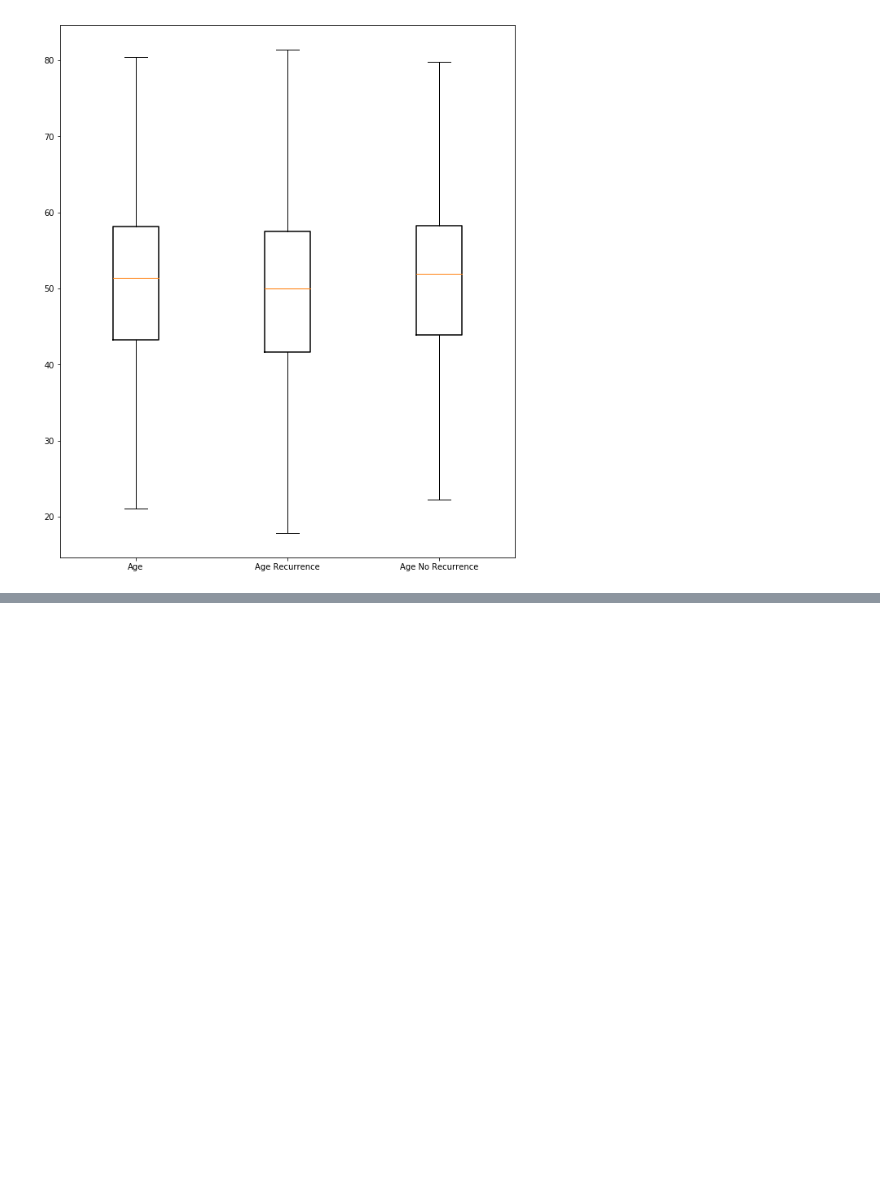
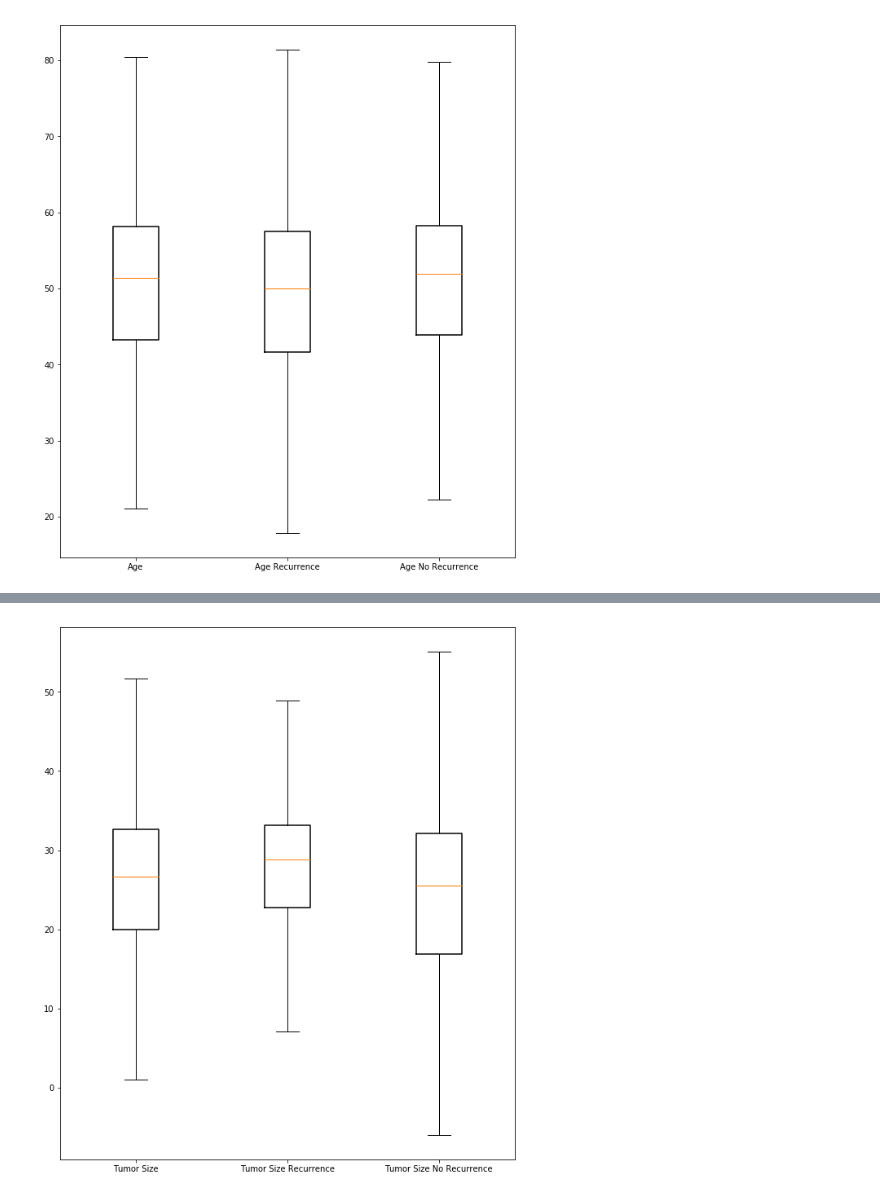
Before and after one commit to antonpetkoff/learning, a Jupyter notebook: data-mining/mini-project/analysis.ipynb, the cells around one changed output, grey strips where cells are left out. Drawn from its saved outputs; the diff is of its cells as text; code cells hidden in the pictures; blank space fills up the shorter version.

```diff
--- a/data-mining/mini-project/analysis.ipynb
+++ b/data-mining/mini-project/analysis.ipynb
@@ -195,0 +255,11 @@ plot = ax.bxp([
+# %%
+fig, ax = plt.subplots(1, 1)
+fig.set_size_inches(10, 12)
+
+plot = ax.bxp([
+    get_boxplot_stats(stats_tumor, 'Tumor Size'),
+    get_boxplot_stats(stats_tumor_recurrence, 'Tumor Size Recurrence'),
+    get_boxplot_stats(stats_tumor_no_recurrence, 'Tumor Size No Recurrence')
+], showfliers=False)
+# %% [output]
+[figure, added]
```
Also changed, not shown: parts of 12 cells of this notebook.
